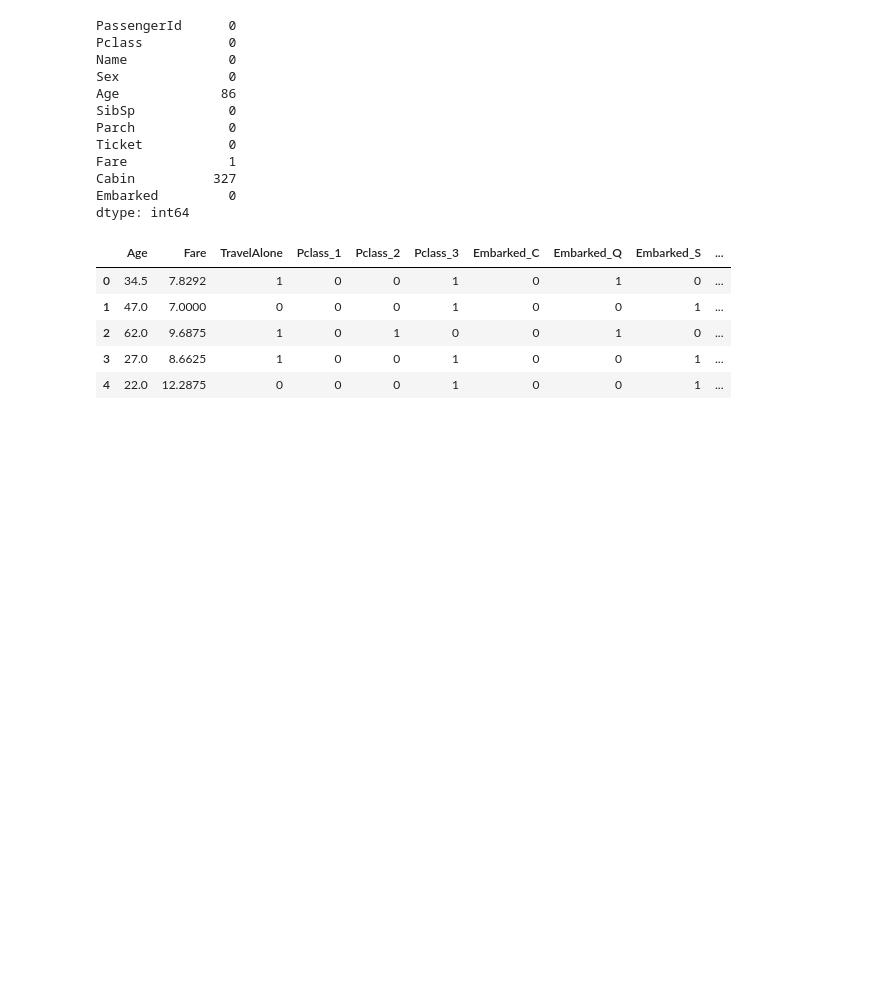
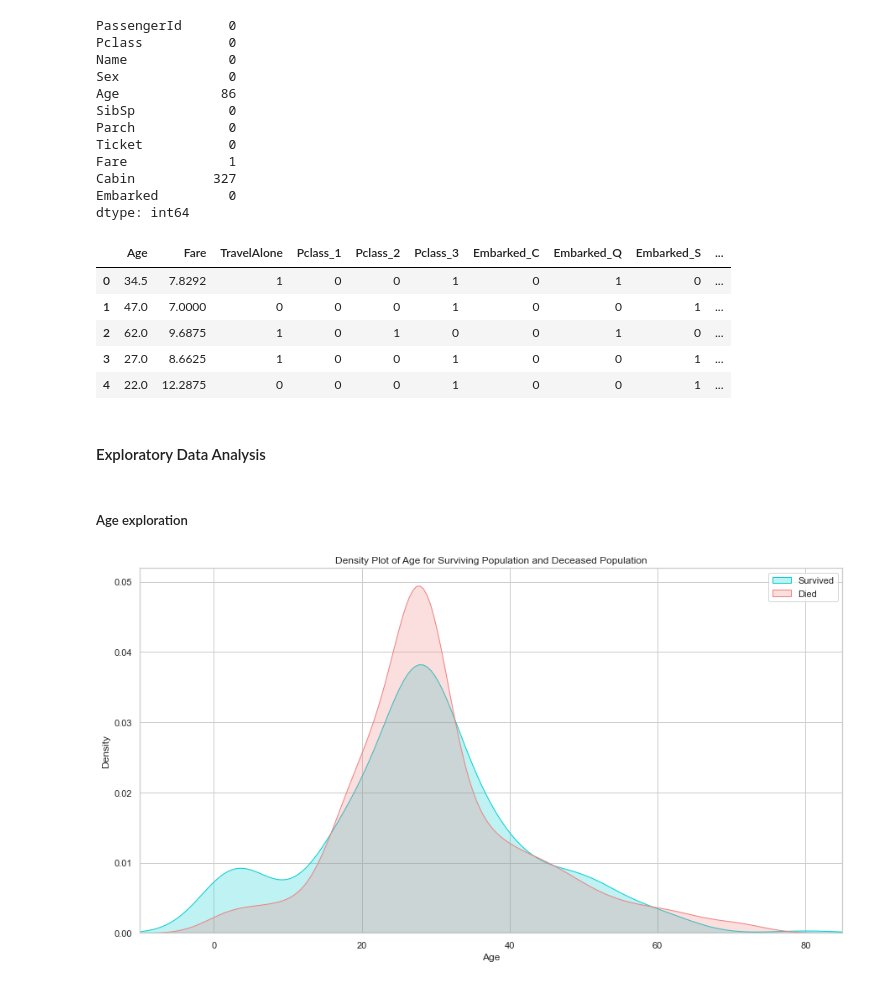
Before and after one commit to mdodovic/Logistic-Regression, a Jupyter notebook: logistic_regression.ipynb, the cells around one changed output. Drawn from its saved outputs; the diff is of its cells as text; code cells hidden in the pictures; blank space fills up the shorter version.

Commit message:
exploration data

```diff
--- a/logistic_regression.ipynb
+++ b/logistic_regression.ipynb
@@ -225,3 +225,18 @@ final_test.head()
 | 2 | 62.0 | 9.6875 | 1 | 0 | 1 | 0 | 0 | 1 | 0 | ... |
 | 3 | 27.0 | 8.6625 | 1 | 0 | 0 | 1 | 0 | 0 | 1 | ... |
 | 4 | 22.0 | 12.2875 | 0 | 0 | 0 | 1 | 0 | 0 | 1 | ... |
+# %% [markdown]
+#### Exploratory Data Analysis
+# %% [markdown]
+##### Age exploration
+# %%
+plt.figure(figsize=(15,8))
+ax = sns.kdeplot(final_train["Age"][final_train.Survived == 1], color="darkturquoise", shade=True)
+sns.kdeplot(final_train["Age"][final_train.Survived == 0], color="lightcoral", shade=True)
+plt.legend(['Survived', 'Died'])
+plt.title('Density Plot of Age for Surviving Population and Deceased Population')
+ax.set(xlabel='Age')
+plt.xlim(-10,85)
+plt.show()
+# %% [output]
+[figure, added]
```
Also changed, not shown: parts of 15 cells of this notebook.
